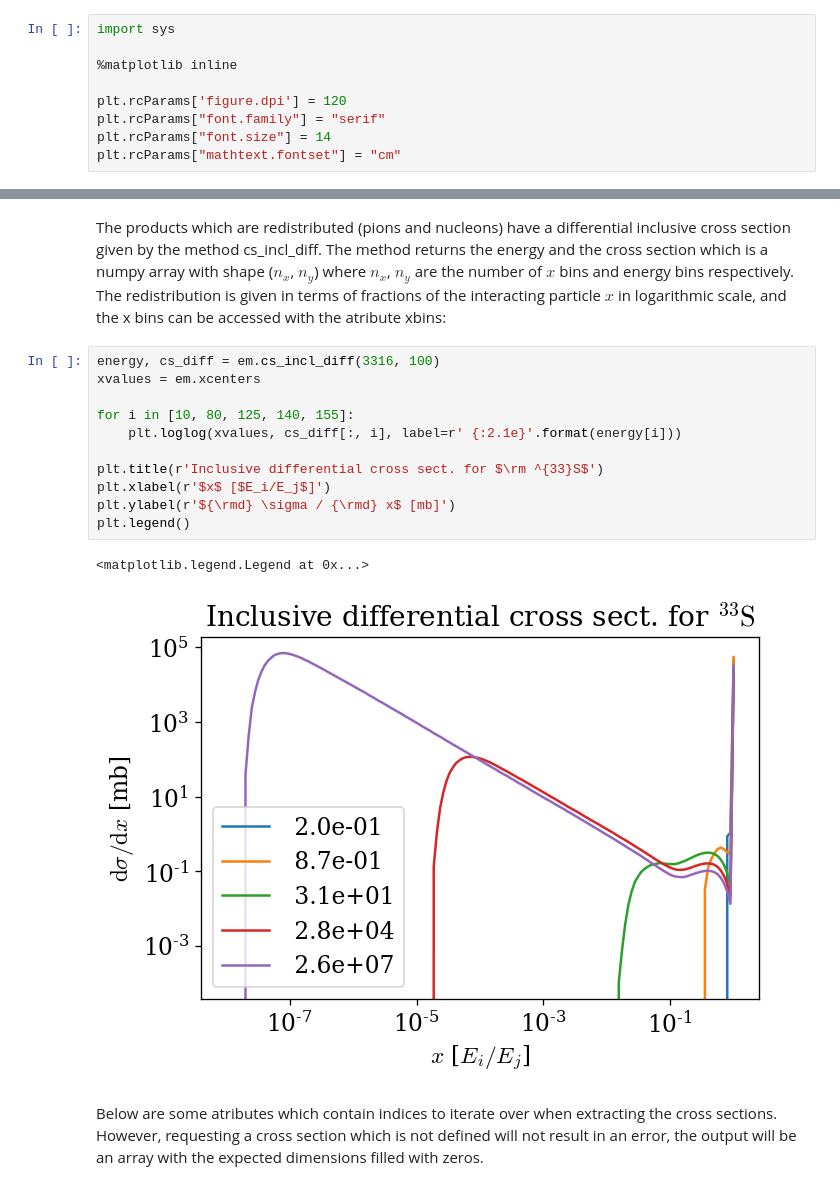
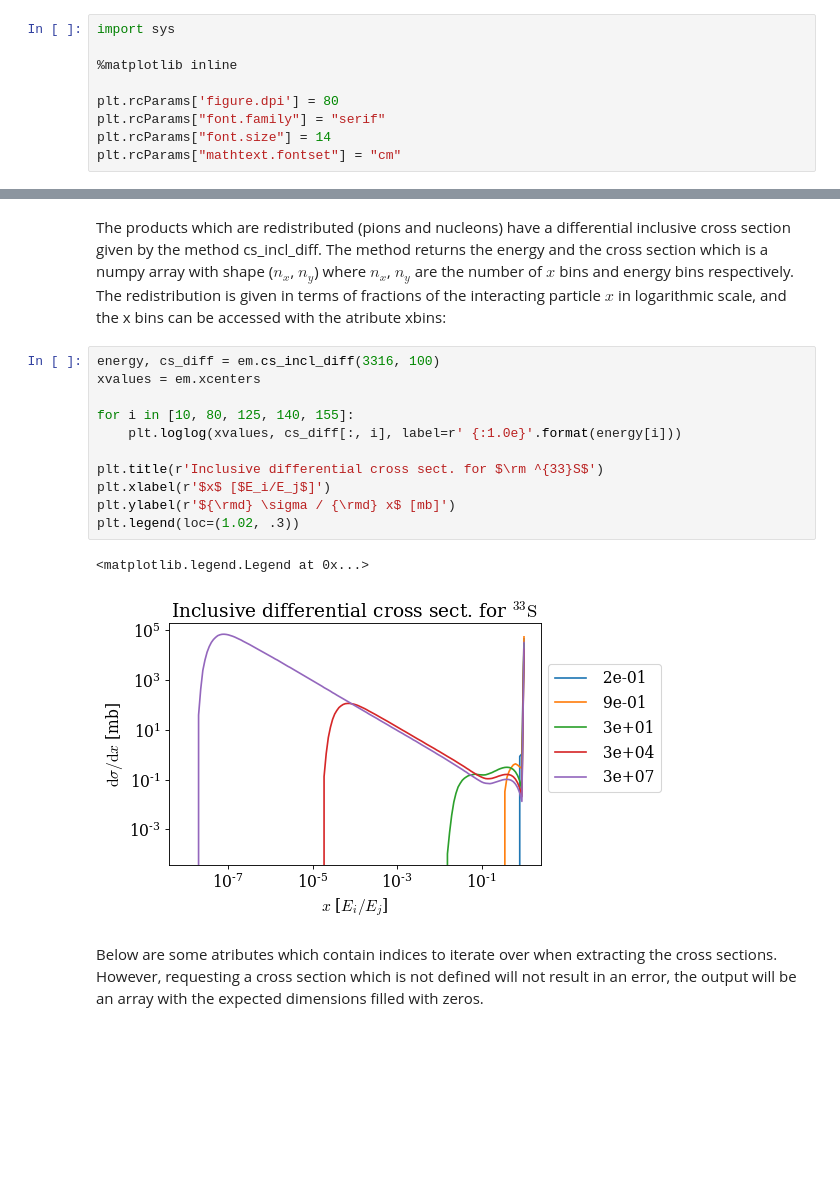
Before and after one commit to mohller/AstroPhoMes, a Jupyter notebook: examples/Howto_example.ipynb, the cells around one changed output, grey strips where cells are left out. Cells and saved outputs as stored; diff of their text form; blank space fills up the shorter version.

```diff
--- a/examples/Howto_example.ipynb
+++ b/examples/Howto_example.ipynb
@@ -3,7 +3,7 @@ import sys
 
 %matplotlib inline
 
-plt.rcParams['figure.dpi'] = 120
+plt.rcParams['figure.dpi'] = 80
 plt.rcParams["font.family"] = "serif"
 plt.rcParams["font.size"] = 14
 plt.rcParams["mathtext.fontset"] = "cm"
@@ -163,16 +174,16 @@ The products which are redistributed (pions and nucleons) have a differential in
 # %%
 energy, cs_diff = em.cs_incl_diff(3316, 100)
 xvalues = em.xcenters
 
 for i in [10, 80, 125, 140, 155]:
-    plt.loglog(xvalues, cs_diff[:, i], label=r' {:2.1e}'.format(energy[i]))
+    plt.loglog(xvalues, cs_diff[:, i], label=r' {:1.0e}'.format(energy[i]))
 
 plt.title(r'Inclusive differential cross sect. for $\rm ^{33}S$')
 plt.xlabel(r'$x$ [$E_i/E_j$]')
 plt.ylabel(r'${\rmd} \sigma / {\rmd} x$ [mb]')
-plt.legend()
+plt.legend(loc=(1.02, .3))
 # %% [output]
 <matplotlib.legend.Legend at 0x...>
-[figure, old version]
+[figure, new version]
 # %% [markdown]
 Below are some atributes which contain indices to iterate over when extracting the cross sections. However, requesting a cross section which is not defined will not result in an error, the output will be an array with the expected dimensions filled with zeros.
```
Also changed, not shown: parts of 18 cells of this notebook, 7 other files.
